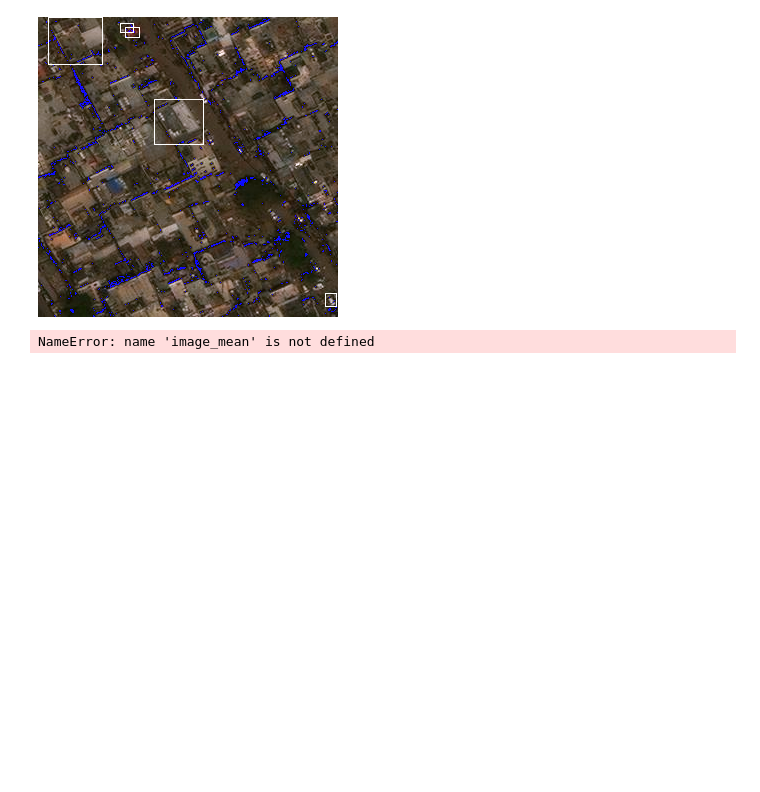
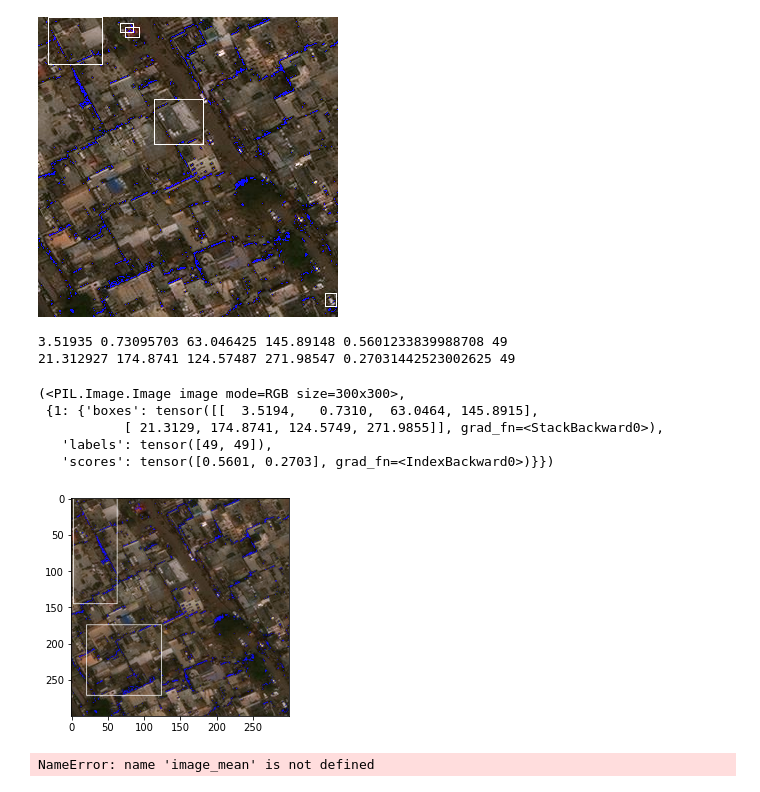
Before and after one commit to interactivetech/xview-torchvision-coco, a Jupyter notebook: test_data.ipynb, the cells around one changed output. Drawn from its saved outputs; the diff is of its cells as text; code cells hidden in the pictures; blank space fills up the shorter version.

```diff
--- a/test_data.ipynb
+++ b/test_data.ipynb
@@ -257,6 +246,17 @@ plt.imshow(img)
 img
 # %% [output]
 [figure]
+# %%
+predict(model,images_t)
+# %% [output]
+3.51935 0.73095703 63.046425 145.89148 0.5601233839988708 49
+21.312927 174.8741 124.57487 271.98547 0.27031442523002625 49
+(<PIL.Image.Image image mode=RGB size=300x300>,
+ {1: {'boxes': tensor([[  3.5194,   0.7310,  63.0464, 145.8915],
+           [ 21.3129, 174.8741, 124.5749, 271.9855]], grad_fn=<StackBackward0>),
+   'labels': tensor([49, 49]),
+   'scores': tensor([0.5601, 0.2703], grad_fn=<IndexBackward0>)}})
+[figure, added]
 # %%
 from torchvision.models.detection.transform import GeneralizedRCNNTransform
 # %%
```
Also changed, not shown: parts of 10 cells of this notebook, 36 other files.
